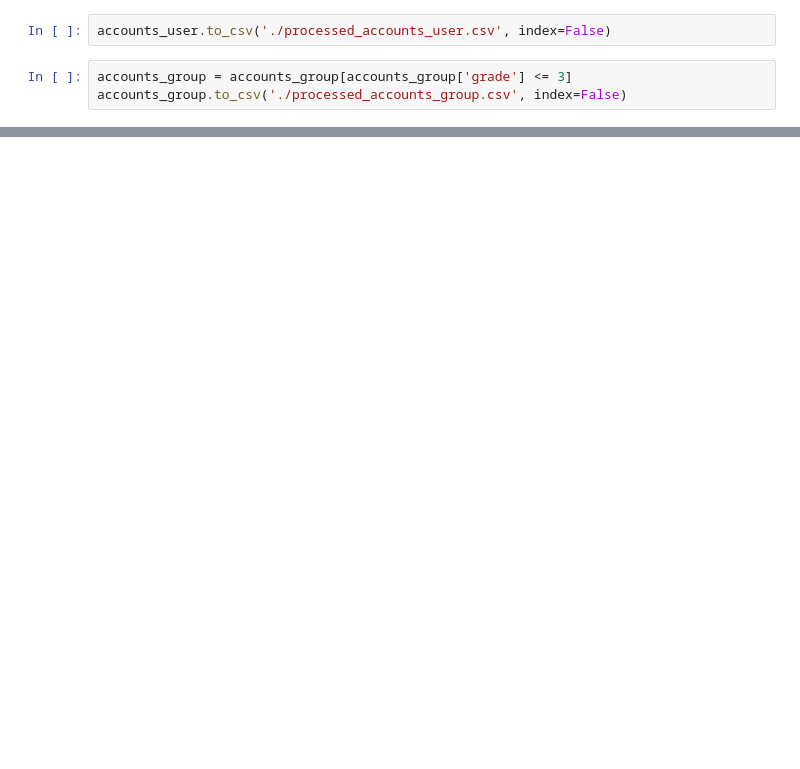
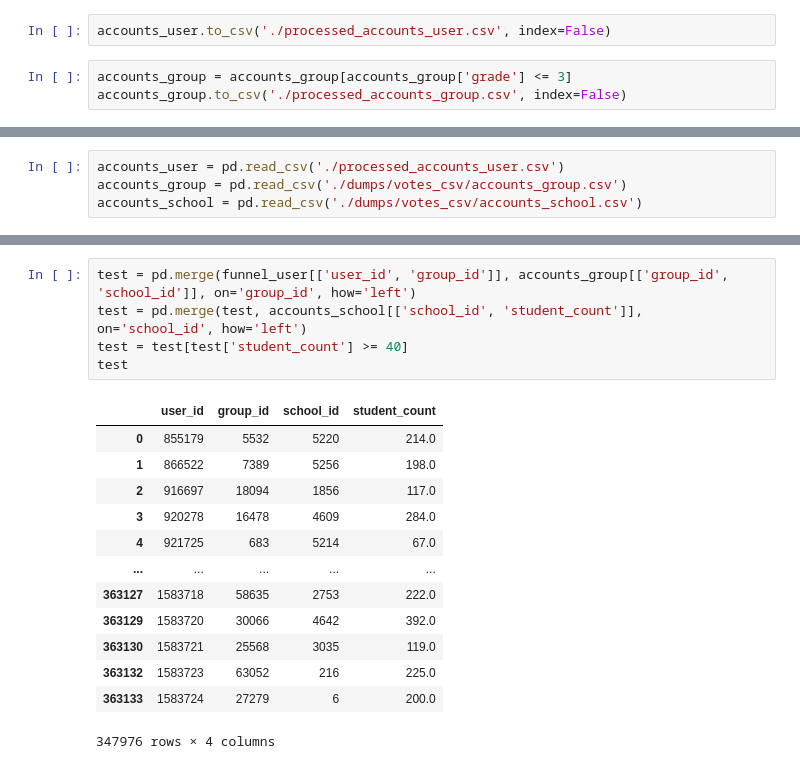
Before and after one commit to EtheriumArchive/Codeit_project, a Jupyter notebook: processed_eunsu_v1.ipynb, the cells around one changed output, grey strips where cells are left out. Cells and saved outputs as stored; diff of their text form; blank space fills up the shorter version.

```diff
--- a/processed_eunsu_v1.ipynb
+++ b/processed_eunsu_v1.ipynb
@@ -453,0 +459,4 @@ accounts_group.to_csv('./processed_accounts_group.csv', index=False)
+# %%
+accounts_user = pd.read_csv('./processed_accounts_user.csv')
+accounts_group = pd.read_csv('./dumps/votes_csv/accounts_group.csv')
+accounts_school = pd.read_csv('./dumps/votes_csv/accounts_school.csv')
@@ -453,0 +473,19 @@ accounts_group.to_csv('./processed_accounts_group.csv', index=False)
+# %%
+test = pd.merge(funnel_user[['user_id', 'group_id']], accounts_group[['group_id', 'school_id']], on='group_id', how='left')
+test = pd.merge(test, accounts_school[['school_id', 'student_count']], on='school_id', how='left')
+test = test[test['student_count'] >= 40]
+test
+# %% [output]
+|  | user_id | group_id | school_id | student_count |
+| 0 | 855179 | 5532 | 5220 | 214.0 |
+| 1 | 866522 | 7389 | 5256 | 198.0 |
+| 2 | 916697 | 18094 | 1856 | 117.0 |
+| 3 | 920278 | 16478 | 4609 | 284.0 |
+| 4 | 921725 | 683 | 5214 | 67.0 |
+| ... | ... | ... | ... | ... |
+| 363127 | 1583718 | 58635 | 2753 | 222.0 |
+| 363129 | 1583720 | 30066 | 4642 | 392.0 |
+| 363130 | 1583721 | 25568 | 3035 | 119.0 |
+| 363132 | 1583723 | 63052 | 216 | 225.0 |
+| 363133 | 1583724 | 27279 | 6 | 200.0 |
+347976 rows × 4 columns
```
Also changed, not shown: parts of 7 cells of this notebook.
